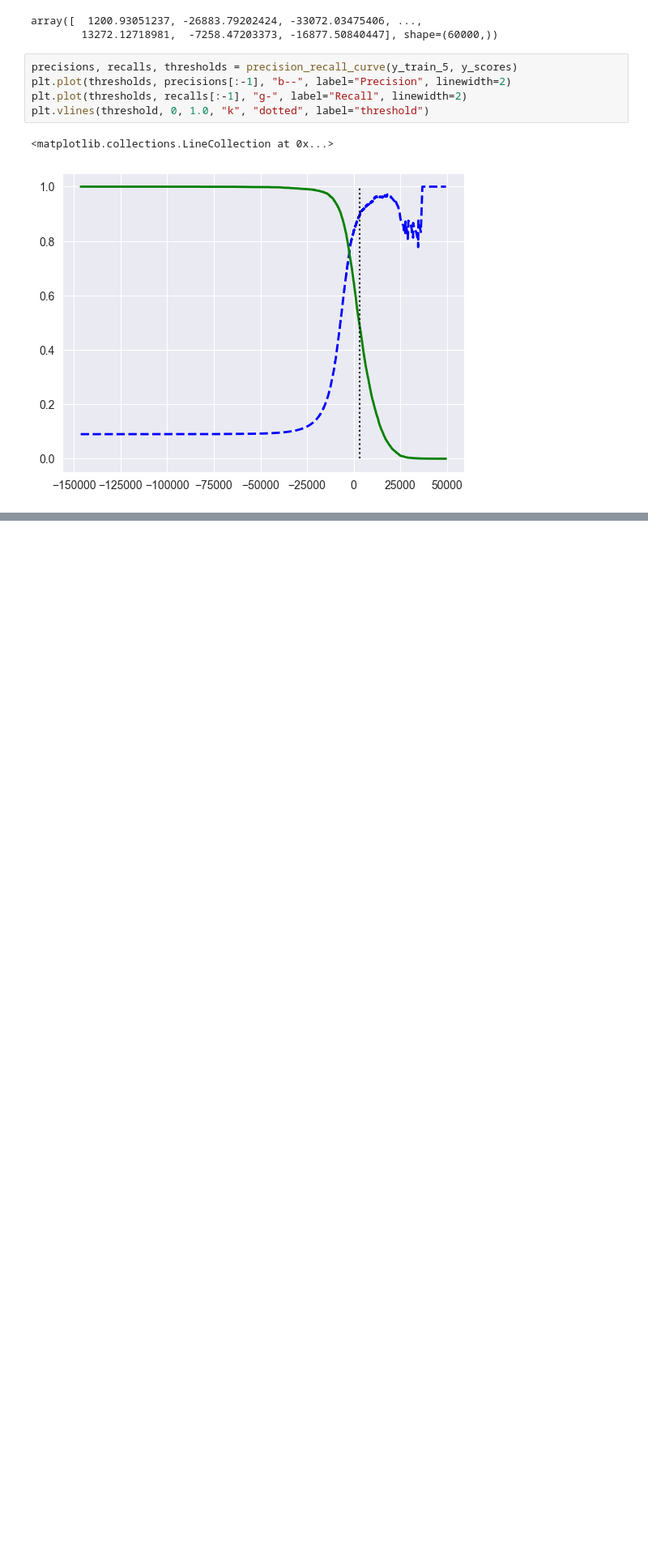
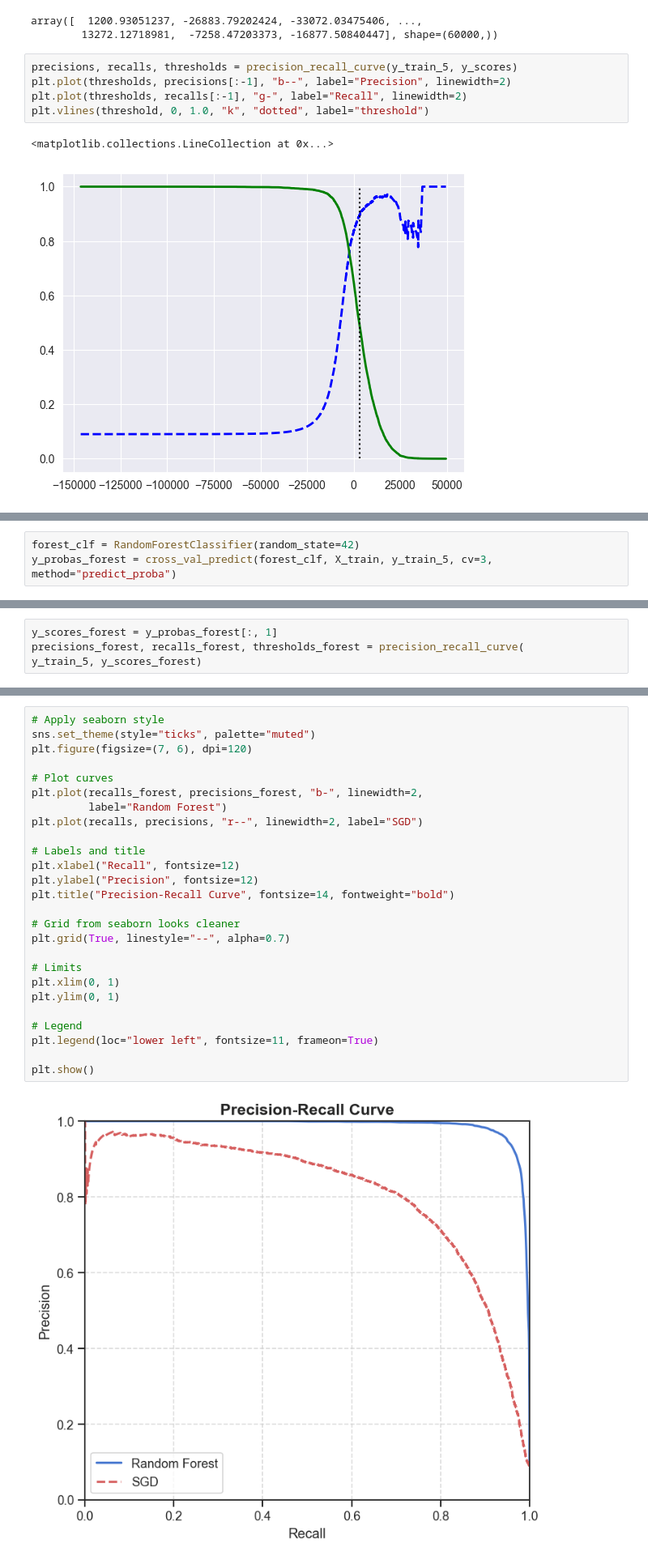
Before and after one commit to MuhaabDev/HandsOnML-Projects, a Jupyter notebook: chapter3/MNIST.ipynb, the cells around one changed output, grey strips where cells are left out. Shown at 81% size. Cells and saved outputs as stored; diff of their text form; blank space fills up the shorter version.

```diff
--- a/chapter3/MNIST.ipynb
+++ b/chapter3/MNIST.ipynb
@@ -161,0 +239,4 @@ plt.vlines(threshold, 0, 1.0, "k", "dotted", label="threshold")
+# %%
+forest_clf = RandomForestClassifier(random_state=42)
+y_probas_forest = cross_val_predict(forest_clf, X_train, y_train_5, cv=3,
+method="predict_proba")
@@ -161,0 +253,4 @@ plt.vlines(threshold, 0, 1.0, "k", "dotted", label="threshold")
+# %%
+y_scores_forest = y_probas_forest[:, 1]
+precisions_forest, recalls_forest, thresholds_forest = precision_recall_curve(
+y_train_5, y_scores_forest)
@@ -161,0 +261,28 @@ plt.vlines(threshold, 0, 1.0, "k", "dotted", label="threshold")
+# %%
+# Apply seaborn style
+sns.set_theme(style="ticks", palette="muted")
+plt.figure(figsize=(7, 6), dpi=120)
+
+# Plot curves
+plt.plot(recalls_forest, precisions_forest, "b-", linewidth=2,
+         label="Random Forest")
+plt.plot(recalls, precisions, "r--", linewidth=2, label="SGD")
+
+# Labels and title
+plt.xlabel("Recall", fontsize=12)
+plt.ylabel("Precision", fontsize=12)
+plt.title("Precision-Recall Curve", fontsize=14, fontweight="bold")
+
+# Grid from seaborn looks cleaner
+plt.grid(True, linestyle="--", alpha=0.7)
+
+# Limits
+plt.xlim(0, 1)
+plt.ylim(0, 1)
+
+# Legend
+plt.legend(loc="lower left", fontsize=11, frameon=True)
+
+plt.show()
+# %% [output]
+[figure, added]
```
Also changed, not shown: parts of 42 cells of this notebook.
